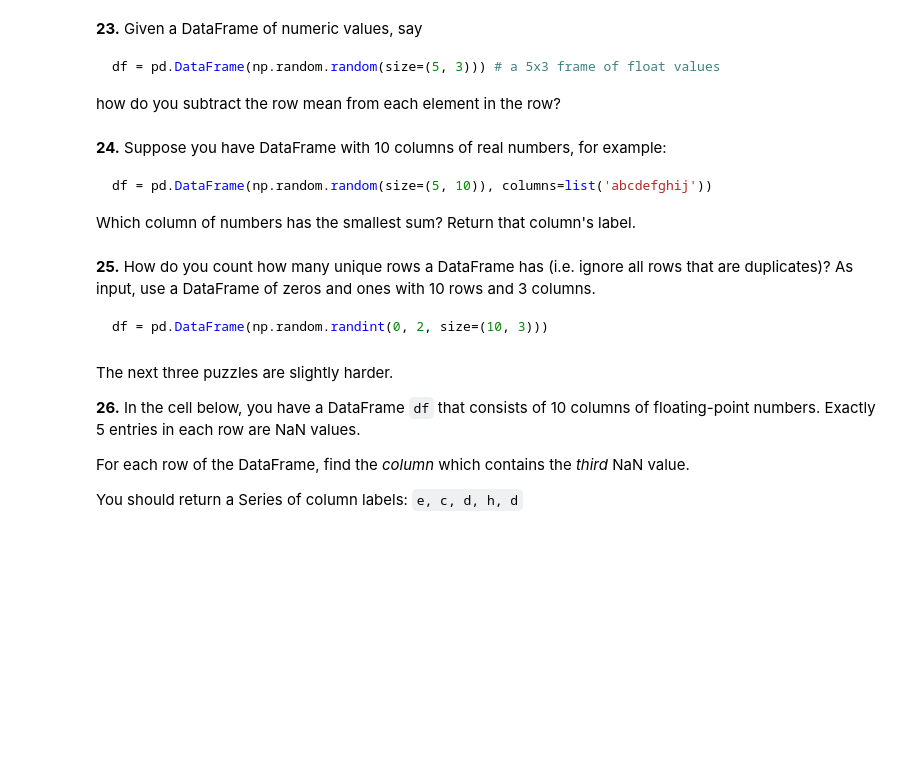
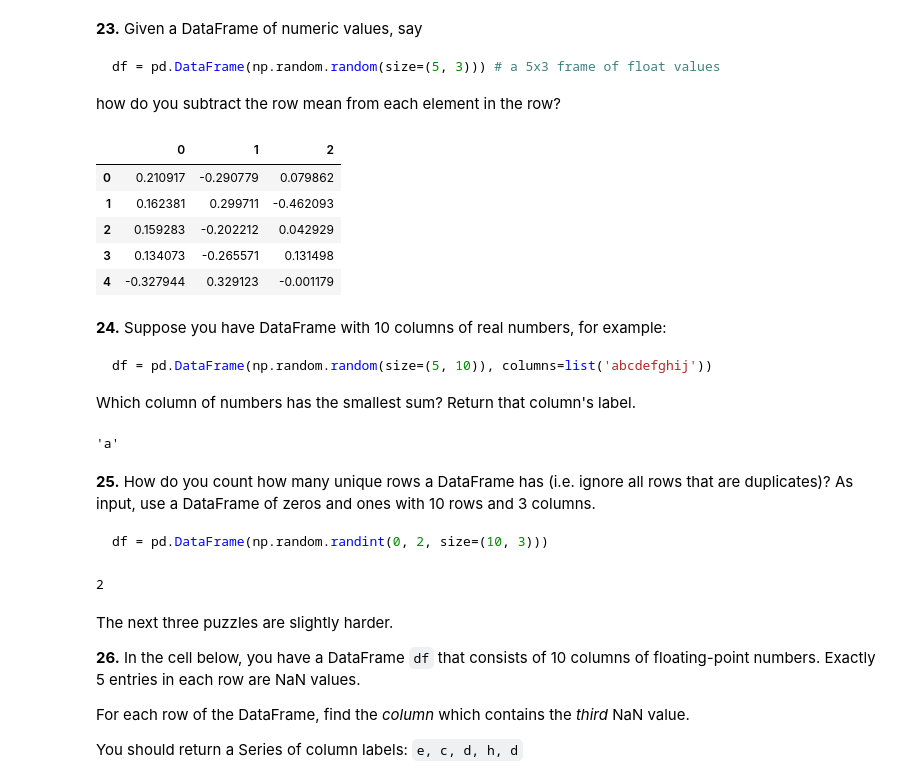
Before and after one commit to Miles-Simpson/Pandas_Problems, a Jupyter notebook: Practice_Problems.ipynb, the cells around one changed output. Cells and saved outputs as stored; diff of their text form; code cells hidden in the pictures; blank space fills up the shorter version.

````diff
--- a/Practice_Problems.ipynb
+++ b/Practice_Problems.ipynb
@@ -227,6 +283,17 @@ df = pd.DataFrame(np.random.random(size=(5, 3))) # a 5x3 frame of float values
 ```
 
 how do you subtract the row mean from each element in the row?
+# %%
+df = pd.DataFrame(np.random.random(size=(5, 3)))
+
+df.sub(df.mean(axis=1), axis=0)
+# %% [output]
+|  | 0 | 1 | 2 |
+| 0 | 0.210917 | -0.290779 | 0.079862 |
+| 1 | 0.162381 | 0.299711 | -0.462093 |
+| 2 | 0.159283 | -0.202212 | 0.042929 |
+| 3 | 0.134073 | -0.265571 | 0.131498 |
+| 4 | -0.327944 | 0.329123 | -0.001179 |
 # %% [markdown]
 **24.** Suppose you have DataFrame with 10 columns of real numbers, for example:
 
@@ -234,12 +301,24 @@ how do you subtract the row mean from each element in the row?
 df = pd.DataFrame(np.random.random(size=(5, 10)), columns=list('abcdefghij'))
 ```
 Which column of numbers has the smallest sum?  Return that column's label.
+# %%
+df = pd.DataFrame(np.random.random(size=(5, 10)), columns=list('abcdefghij'))
+
+df.sum().idxmin()
+# %% [output]
+'a'
 # %% [markdown]
 **25.** How do you count how many unique rows a DataFrame has (i.e. ignore all rows that are duplicates)? As input, use a DataFrame of zeros and ones with 10 rows and 3 columns.
 
 ```python
 df = pd.DataFrame(np.random.randint(0, 2, size=(10, 3)))
 ```
+# %%
+df = pd.DataFrame(np.random.randint(0, 2, size=(10, 3)))
+
+len(df.drop_duplicates(keep=False))
+# %% [output]
+2
 # %% [markdown]
 The next three puzzles are slightly harder.
 
````
Also changed, not shown: parts of 13 cells of this notebook.
